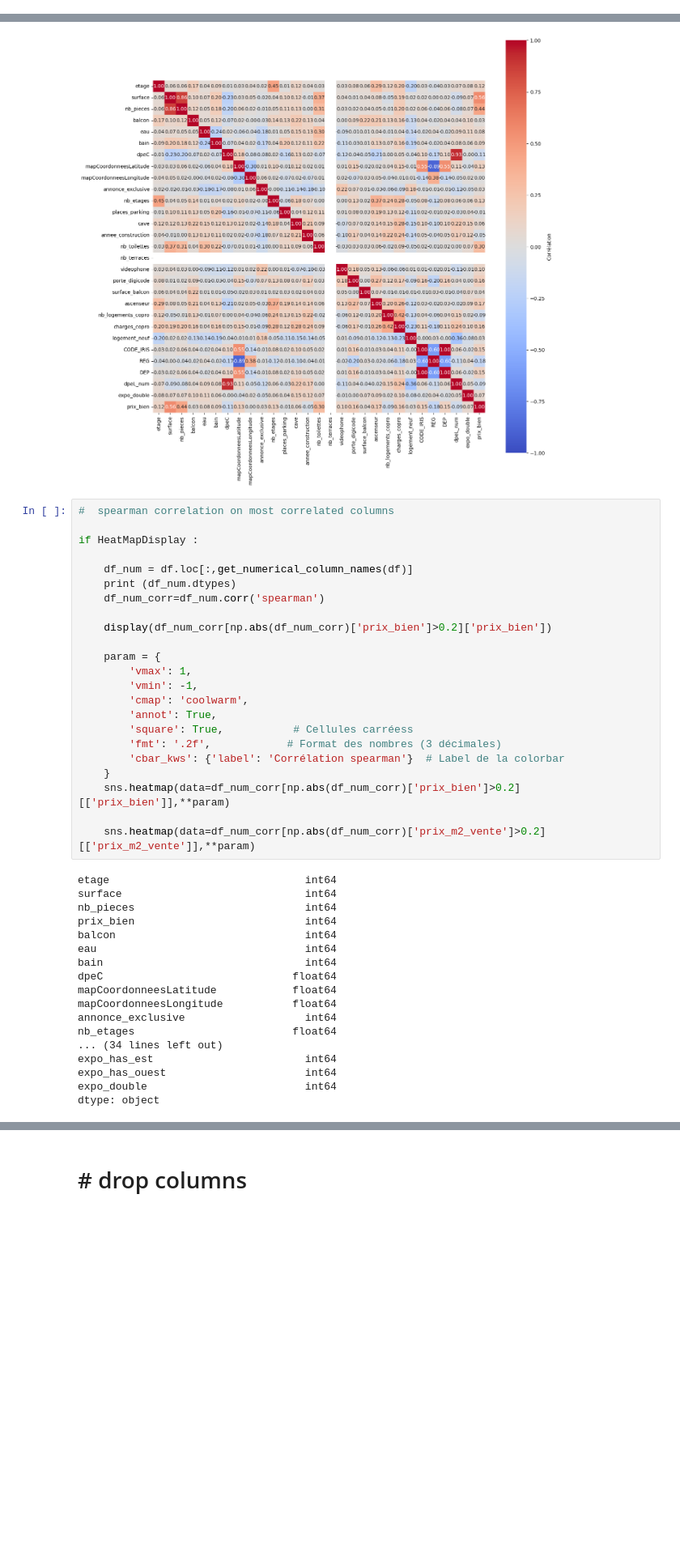
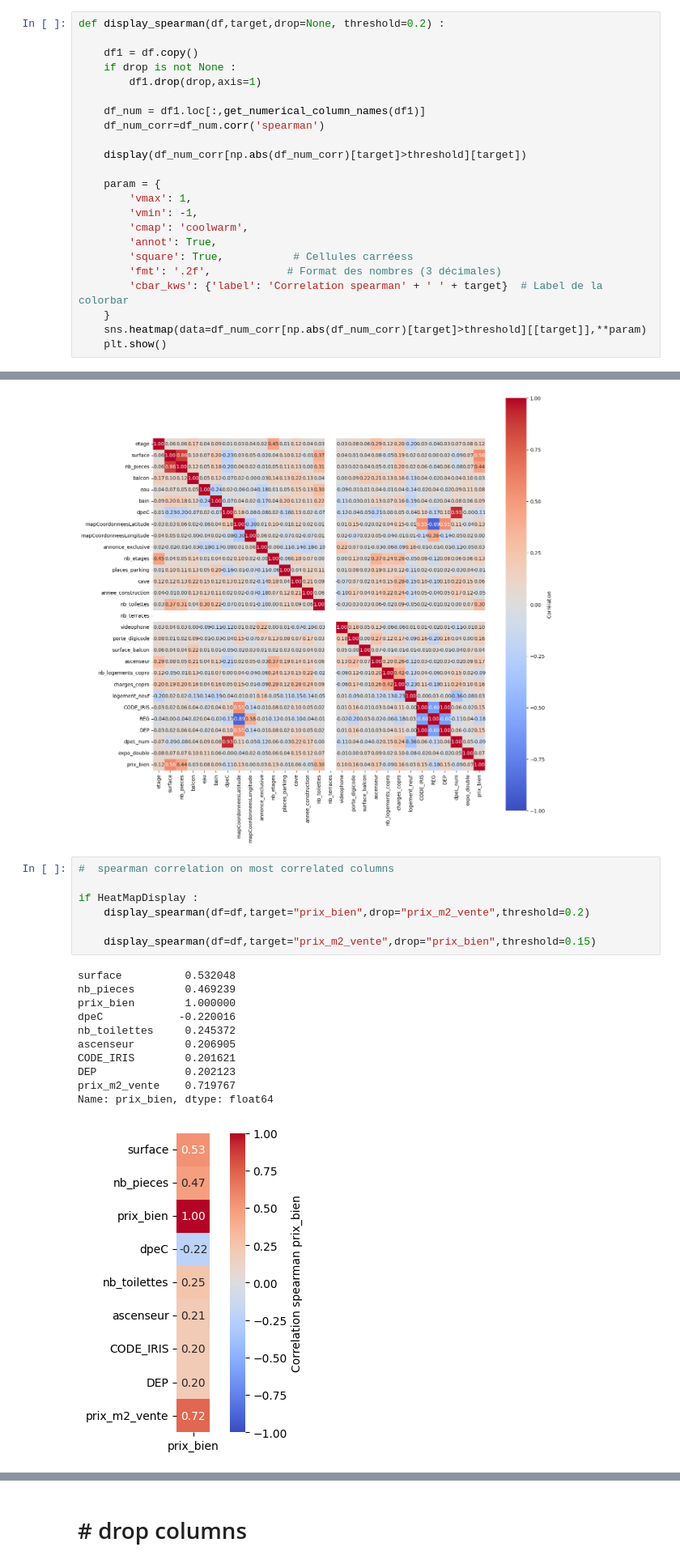
Before and after one commit to Clement2169/immocv, a Jupyter notebook: notebooks/TraitementAppartement-V1.ipynb, the cells around one changed output, grey strips where cells are left out. Shown at 81% size. Drawn from its saved outputs; the diff is of its cells as text; blank space fills up the shorter version.

```diff
--- a/notebooks/TraitementAppartement-V1.ipynb
+++ b/notebooks/TraitementAppartement-V1.ipynb
@@ -80,3 +81,26 @@ def display_heatmap(df, data_selection,target="prix_m2_vente",size=8,annotation=
+# %%
+def display_spearman(df,target,drop=None, threshold=0.2) :
+
+    df1 = df.copy()
+    if drop is not None :
+        df1.drop(drop,axis=1)
+
+    df_num = df1.loc[:,get_numerical_column_names(df1)]
+    df_num_corr=df_num.corr('spearman')
+
+    display(df_num_corr[np.abs(df_num_corr)[target]>threshold][target])
+
+    param = {
+        'vmax': 1,
+        'vmin': -1,
+        'cmap': 'coolwarm',
+        'annot': True,
+        'square': True,           # Cellules carréess
+        'fmt': '.2f',            # Format des nombres (3 décimales)
+        'cbar_kws': {'label': 'Correlation spearman' + ' ' + target}  # Label de la colorbar
+    }
+    sns.heatmap(data=df_num_corr[np.abs(df_num_corr)[target]>threshold][[target]],**param)
+    plt.show()
 # %% [markdown]
 # # decode file and display infos
 # %%
@@ -1349,41 +1369,19 @@ Name: prix_bien, dtype: float64
 # %%
 #  spearman correlation on most correlated columns
 
 if HeatMapDisplay :
+    display_spearman(df=df,target="prix_bien",drop="prix_m2_vente",threshold=0.2)
 
-    df_num = df.loc[:,get_numerical_column_names(df)]
-    print (df_num.dtypes)
-    df_num_corr=df_num.corr('spearman')
-
-    display(df_num_corr[np.abs(df_num_corr)['prix_bien']>0.2]['prix_bien'])
-
-    param = {
-        'vmax': 1,
-        'vmin': -1,
-        'cmap': 'coolwarm',
-        'annot': True,
-        'square': True,           # Cellules carréess
-        'fmt': '.2f',            # Format des nombres (3 décimales)
-        'cbar_kws': {'label': 'Corrélation spearman'}  # Label de la colorbar
-    }
-    sns.heatmap(data=df_num_corr[np.abs(df_num_corr)['prix_bien']>0.2][['prix_bien']],**param)
-
-    sns.heatmap(data=df_num_corr[np.abs(df_num_corr)['prix_m2_vente']>0.2][['prix_m2_vente']],**param)
+    display_spearman(df=df,target="prix_m2_vente",drop="prix_bien",threshold=0.15)
 # %% [output]
-etage                               int64
-surface                             int64
-nb_pieces                           int64
-prix_bien                           int64
-balcon                              int64
-eau                                 int64
-bain                                int64
-dpeC                              float64
-mapCoordonneesLatitude            float64
-mapCoordonneesLongitude           float64
-annonce_exclusive                   int64
-nb_etages                         float64
-... (34 lines left out)
-expo_has_est                        int64
-expo_has_ouest                      int64
-expo_double                         int64
-dtype: object
+surface          0.532048
+nb_pieces        0.469239
+prix_bien        1.000000
+dpeC            -0.220016
+nb_toilettes     0.245372
+ascenseur        0.206905
+CODE_IRIS        0.201621
+DEP              0.202123
+prix_m2_vente    0.719767
+Name: prix_bien, dtype: float64
+[figure, added]
```
Also changed, not shown: parts of 4 cells of this notebook.
